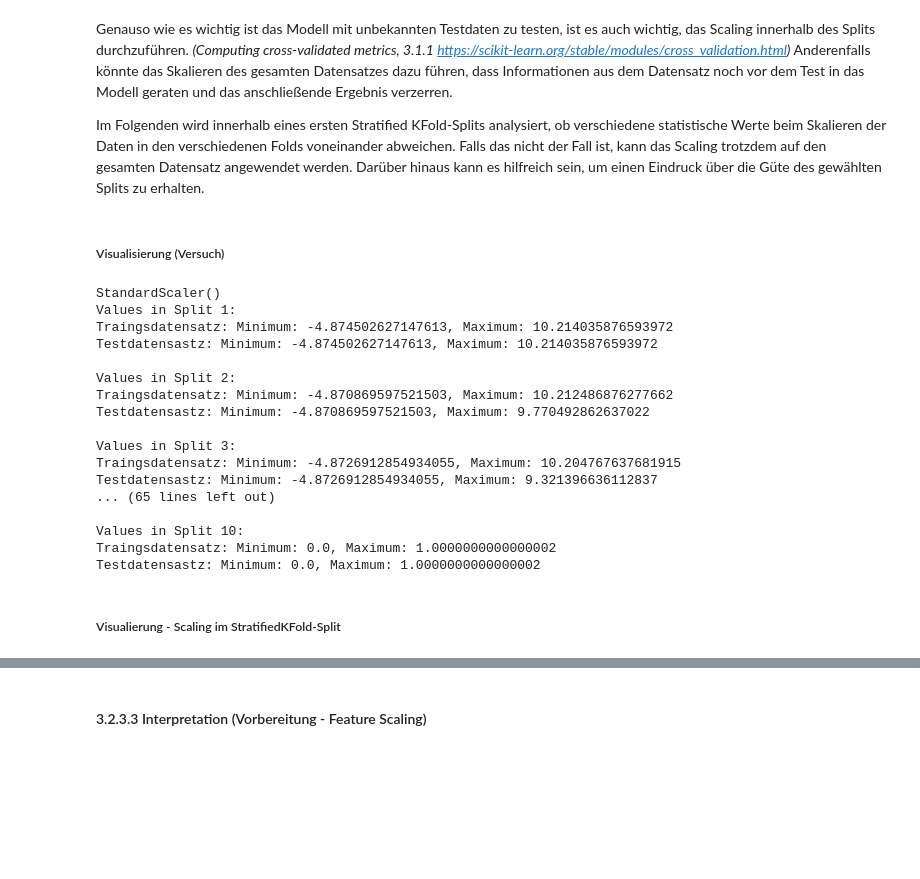
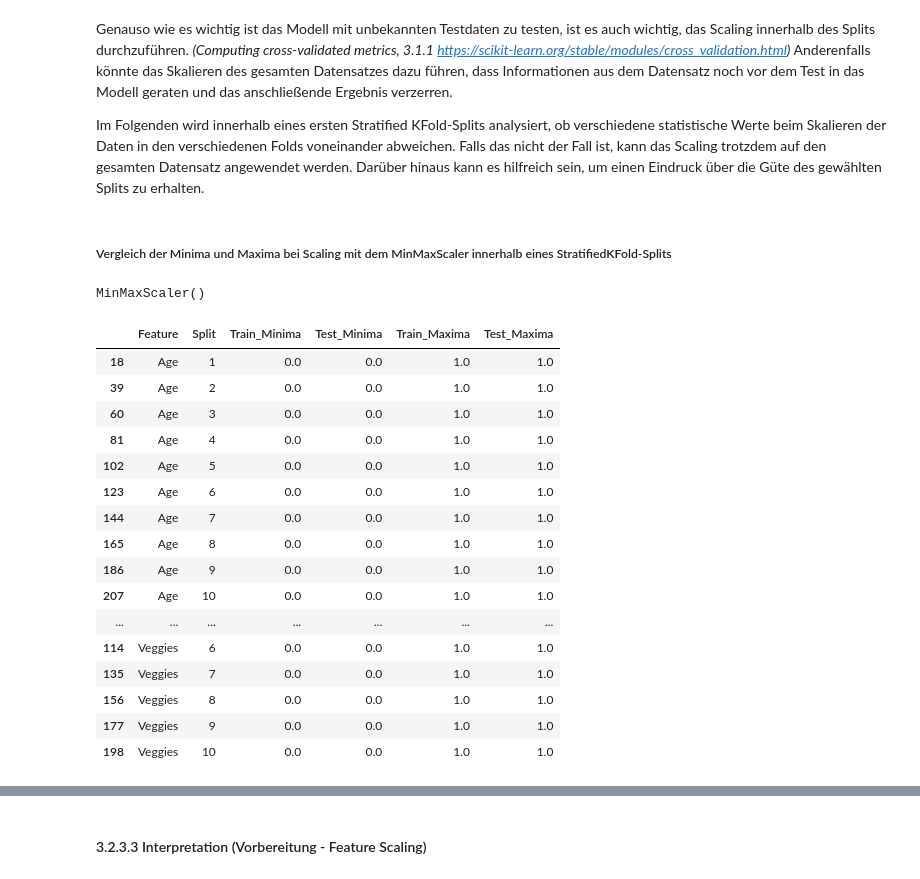
Before and after one commit to switchmachine/Diabetes-Health-Indicators, a Jupyter notebook: Programmieren2_Gruppe7_Projekt_DiabetesHealthIndicators.ipynb, the cells around one changed output, grey strips where cells are left out. Drawn from its saved outputs; the diff is of its cells as text; code cells hidden in the pictures; blank space fills up the shorter version.

```diff
--- a/Programmieren2_Gruppe7_Projekt_DiabetesHealthIndicators.ipynb
+++ b/Programmieren2_Gruppe7_Projekt_DiabetesHealthIndicators.ipynb
@@ -637,8 +637,6 @@ def scale_df(df, scaler_method):
 Genauso wie es wichtig ist das Modell mit unbekannten Testdaten zu testen, ist es auch wichtig, das Scaling innerhalb des Splits durchzuführen. *(Computing cross-validated metrics, 3.1.1 https://scikit-learn.org/stable/modules/cross_validation.html)* Anderenfalls könnte das Skalieren des gesamten Datensatzes dazu führen, dass Informationen aus dem Datensatz noch vor dem Test in das Modell geraten und das anschließende Ergebnis verzerren.
 
 Im Folgenden wird innerhalb eines ersten Stratified KFold-Splits analysiert, ob verschiedene statistische Werte beim Skalieren der Daten in den verschiedenen Folds voneinander abweichen. Falls das nicht der Fall ist, kann das Scaling trotzdem auf den gesamten Datensatz angewendet werden. Darüber hinaus kann es hilfreich sein, um einen Eindruck über die Güte des gewählten Splits zu erhalten.
-# %% [markdown]
-##### Visualisierung (Versuch)
 # %%
 def data_scaling_cv(x_values, y_value, scaler):
     print(str(scaler))
@@ -654,42 +652,56 @@ def data_scaling_cv(x_values, y_value, scaler):
         scaler = scaler
         scaled_train = scaler.fit_transform(X_train)
         scaled_test = scaler.transform(X_test)
-        # train_minimum = np.amin(scaled_train)
-        # train_maximum = np.amax(scaled_train)
-        # test_minimum = np.amin(scaled_test)
-        # test_maximum = np.amax(scaled_test)
-        # train_minima.append(train_minimum)
-        # train_maxima.append(train_maximum)
-        # test_minima.append(test_minimum)
-        # test_maxima.append(test_maximum)
-        # return train_minima, train_maxima, test_minima, test_maxima
         print(f'Values in Split {split_counter}: ')
         print(f'Traingsdatensatz: Minimum: {np.amin(scaled_train)}, Maximum: {np.amax(scaled_train)}')
         print(f'Testdatensastz: Minimum: {np.amin(scaled_test)}, Maximum: {np.amax(scaled_test)}')
         print()
         split_counter += 1
+
+def create_df_scaling_cv(x_values, y_value, scaler):
+    features = list(x_values.columns)
+    df_column_names = ['Feature', 'Split', 'Train_Minima', 'Test_Minima', 'Train_Maxima', 'Test_Maxima']
+    df_scaled_values = pd.DataFrame(columns=df_column_names)
+    split_counter = 1
+    skf = StratifiedKFold(n_splits=10, shuffle=True, random_state=42)
+    for train_index, test_index in skf.split(x_values, y_value):
+        X_train, X_test = x_values.iloc[train_index], x_values.iloc[test_index]
+        y_train, y_test = y_value.iloc[train_index], y_value.iloc[test_index]
+        scaler = scaler
+        scaled_train = scaler.fit_transform(X_train)
+        scaled_test = scaler.transform(X_test)
+        for idx, feature in enumerate(features):
+            row_counter = (split_counter-1)*len(features) + idx
+            df_scaled_values.at[row_counter, 'Split'] = split_counter
+            df_scaled_values.at[row_counter, 'Feature'] = feature
+            df_scaled_values.at[row_counter, 'Train_Minima'] = np.amin(scaled_train)
+            df_scaled_values.at[row_counter, 'Train_Maxima'] = np.amax(scaled_train)
+            df_scaled_values.at[row_counter, 'Test_Minima'] = np.amin(scaled_test)
+            df_scaled_values.at[row_counter, 'Test_Maxima'] = np.amax(scaled_test)
+        split_counter += 1
+    df_scaled_values.sort_values(by=['Feature', 'Split'], inplace=True)
+    return df_scaled_values
+# %% [markdown]
+##### Vergleich der Minima und Maxima bei Scaling mit dem MinMaxScaler innerhalb eines StratifiedKFold-Splits
 # %%
-scalers = [StandardScaler(), MinMaxScaler()]
-
-for scaler in scalers:
-    data_scaling_cv(x_values, y_value, scaler)
+df_minmax_scaler_cv = create_df_scaling_cv(x_values, y_value, MinMaxScaler())
+df_minmax_scaler_cv
 # %% [output]
-StandardScaler()
-Values in Split 1:
-Traingsdatensatz: Minimum: -4.874502627147613, Maximum: 10.214035876593972
-Testdatensastz: Minimum: -4.874502627147613, Maximum: 10.214035876593972
-
-Values in Split 2:
-Traingsdatensatz: Minimum: -4.870869597521503, Maximum: 10.212486876277662
-Testdatensastz: Minimum: -4.870869597521503, Maximum: 9.770492862637022
-
-Values in Split 3:
-Traingsdatensatz: Minimum: -4.8726912854934055, Maximum: 10.204767637681915
-Testdatensastz: Minimum: -4.8726912854934055, Maximum: 9.321396636112837
-... (65 lines left out)
-
-Values in Split 10:
-Traingsdatensatz: Minimum: 0.0, Maximum: 1.0000000000000002
-Testdatensastz: Minimum: 0.0, Maximum: 1.0000000000000002
+MinMaxScaler()
+|  | Feature | Split | Train_Minima | Test_Minima | Train_Maxima | Test_Maxima |
+| 18 | Age | 1 | 0.0 | 0.0 | 1.0 | 1.0 |
+| 39 | Age | 2 | 0.0 | 0.0 | 1.0 | 1.0 |
+| 60 | Age | 3 | 0.0 | 0.0 | 1.0 | 1.0 |
+| 81 | Age | 4 | 0.0 | 0.0 | 1.0 | 1.0 |
+| 102 | Age | 5 | 0.0 | 0.0 | 1.0 | 1.0 |
+| 123 | Age | 6 | 0.0 | 0.0 | 1.0 | 1.0 |
+| 144 | Age | 7 | 0.0 | 0.0 | 1.0 | 1.0 |
+| 165 | Age | 8 | 0.0 | 0.0 | 1.0 | 1.0 |
+| 186 | Age | 9 | 0.0 | 0.0 | 1.0 | 1.0 |
+| 207 | Age | 10 | 0.0 | 0.0 | 1.0 | 1.0 |
+| ... | ... | ... | ... | ... | ... | ... |
+| 114 | Veggies | 6 | 0.0 | 0.0 | 1.0 | 1.0 |
+| 135 | Veggies | 7 | 0.0 | 0.0 | 1.0 | 1.0 |
+| 156 | Veggies | 8 | 0.0 | 0.0 | 1.0 | 1.0 |
+| 177 | Veggies | 9 | 0.0 | 0.0 | 1.0 | 1.0 |
+| 198 | Veggies | 10 | 0.0 | 0.0 | 1.0 | 1.0 |
-# %% [markdown]
-##### Visualierung - Scaling im  StratifiedKFold-Split
```
Also changed, not shown: parts of 4 cells of this notebook.
